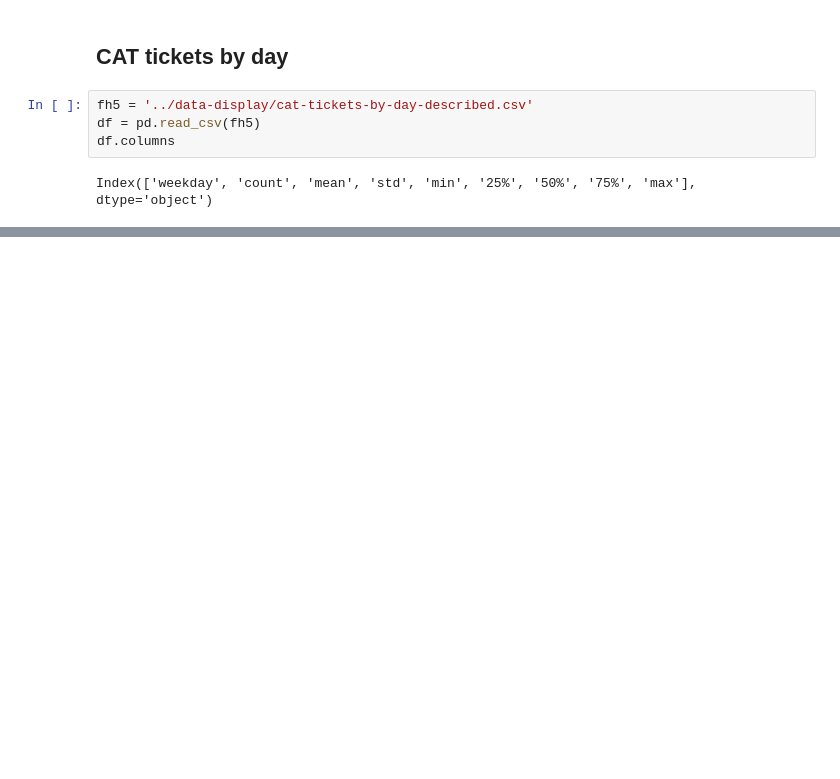
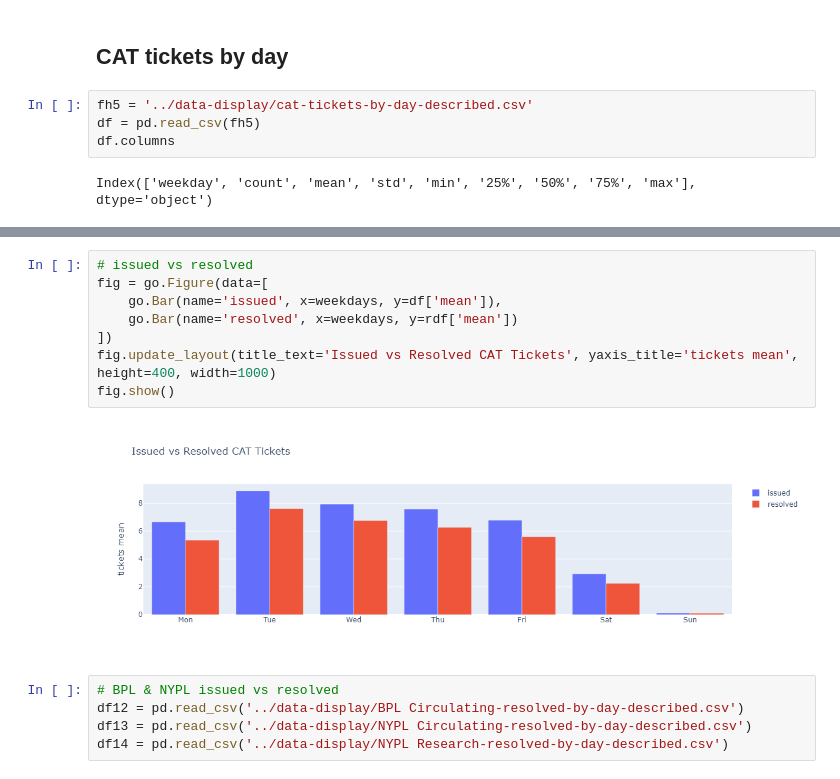
Before and after one commit to BookOps-CAT/tickets-analysis, a Jupyter notebook: notebooks/charts.ipynb, the cells around one changed output, grey strips where cells are left out. Drawn from its saved outputs; the diff is of its cells as text; blank space fills up the shorter version.

```diff
--- a/notebooks/charts.ipynb
+++ b/notebooks/charts.ipynb
@@ -126,0 +195,15 @@ fig.show()
+# %%
+# issued vs resolved
+fig = go.Figure(data=[
+    go.Bar(name='issued', x=weekdays, y=df['mean']),
+    go.Bar(name='resolved', x=weekdays, y=rdf['mean'])
+])
+fig.update_layout(title_text='Issued vs Resolved CAT Tickets', yaxis_title='tickets mean', height=400, width=1000)
+fig.show()
+# %% [output]
+[figure, added]
+# %%
+# BPL & NYPL issued vs resolved
+df12 = pd.read_csv('../data-display/BPL Circulating-resolved-by-day-described.csv')
+df13 = pd.read_csv('../data-display/NYPL Circulating-resolved-by-day-described.csv')
+df14 = pd.read_csv('../data-display/NYPL Research-resolved-by-day-described.csv')
```
Also changed, not shown: parts of 13 cells of this notebook, 1 other file.
